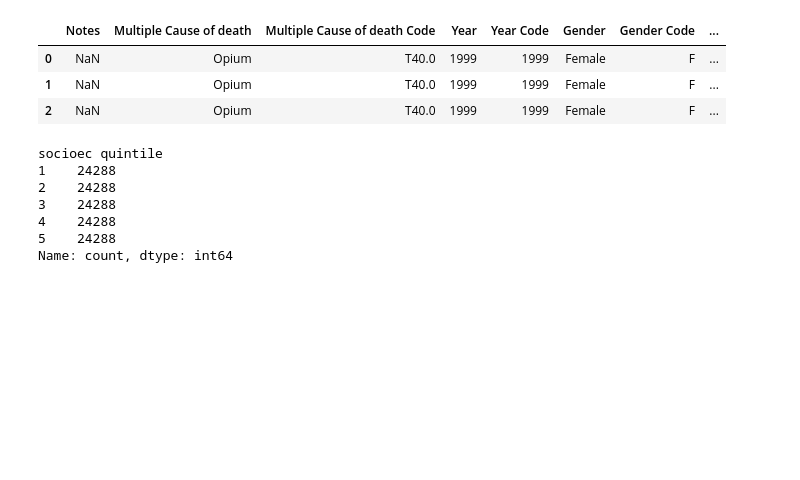
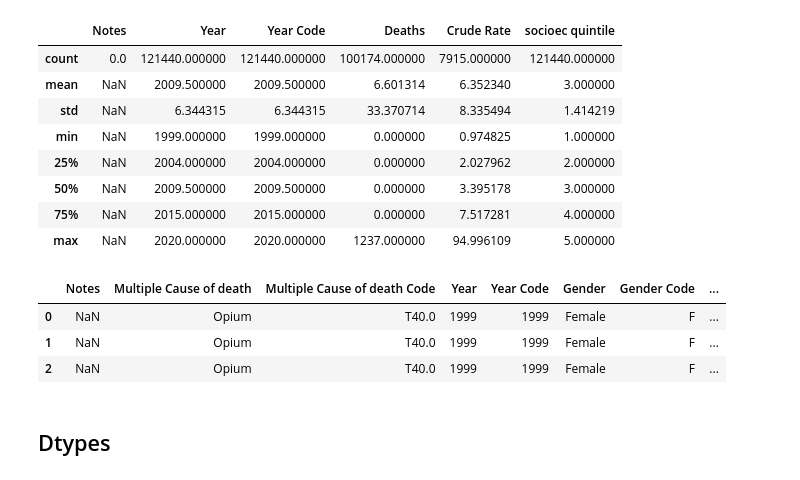
Before and after one commit to jmsarabia/fentanyl_eda, a Jupyter notebook: EDA.ipynb, the cells around one changed output. Cells and saved outputs as stored; diff of their text form; code cells hidden in the pictures; blank space fills up the shorter version.

```diff
--- a/EDA.ipynb
+++ b/EDA.ipynb
@@ -3,5 +4,17 @@ import pandas as pd
 # %%
 base = pd.read_csv("Multiple Cause of Death, 1999-2020 Age Gender Year Race COD Socioec.txt", sep='\t', skipfooter=0)
+# %%
+base.describe()
+# %% [output]
+|  | Notes | Year | Year Code | Deaths | Crude Rate | socioec quintile |
+| count | 0.0 | 121440.000000 | 121440.000000 | 100174.000000 | 7915.000000 | 121440.000000 |
+| mean | NaN | 2009.500000 | 2009.500000 | 6.601314 | 6.352340 | 3.000000 |
+| std | NaN | 6.344315 | 6.344315 | 33.370714 | 8.335494 | 1.414219 |
+| min | NaN | 1999.000000 | 1999.000000 | 0.000000 | 0.974825 | 1.000000 |
+| 25% | NaN | 2004.000000 | 2004.000000 | 0.000000 | 2.027962 | 2.000000 |
+| 50% | NaN | 2009.500000 | 2009.500000 | 0.000000 | 3.395178 | 3.000000 |
+| 75% | NaN | 2015.000000 | 2015.000000 | 0.000000 | 7.517281 | 4.000000 |
+| max | NaN | 2020.000000 | 2020.000000 | 1237.000000 | 94.996109 | 5.000000 |
 # %%
 base.head(3)
 # %% [output]
@@ -9,13 +22,5 @@ base.head(3)
 | 0 | NaN | Opium | T40.0 | 1999 | 1999 | Female | F | ... |
 | 1 | NaN | Opium | T40.0 | 1999 | 1999 | Female | F | ... |
 | 2 | NaN | Opium | T40.0 | 1999 | 1999 | Female | F | ... |
-# %%
-base["socioec quintile"].value_counts()
-# %% [output]
-socioec quintile
-1    24288
-2    24288
-3    24288
-4    24288
-5    24288
-Name: count, dtype: int64
+# %% [markdown]
+## Dtypes
```
Also changed, not shown: parts of 9 cells of this notebook.
